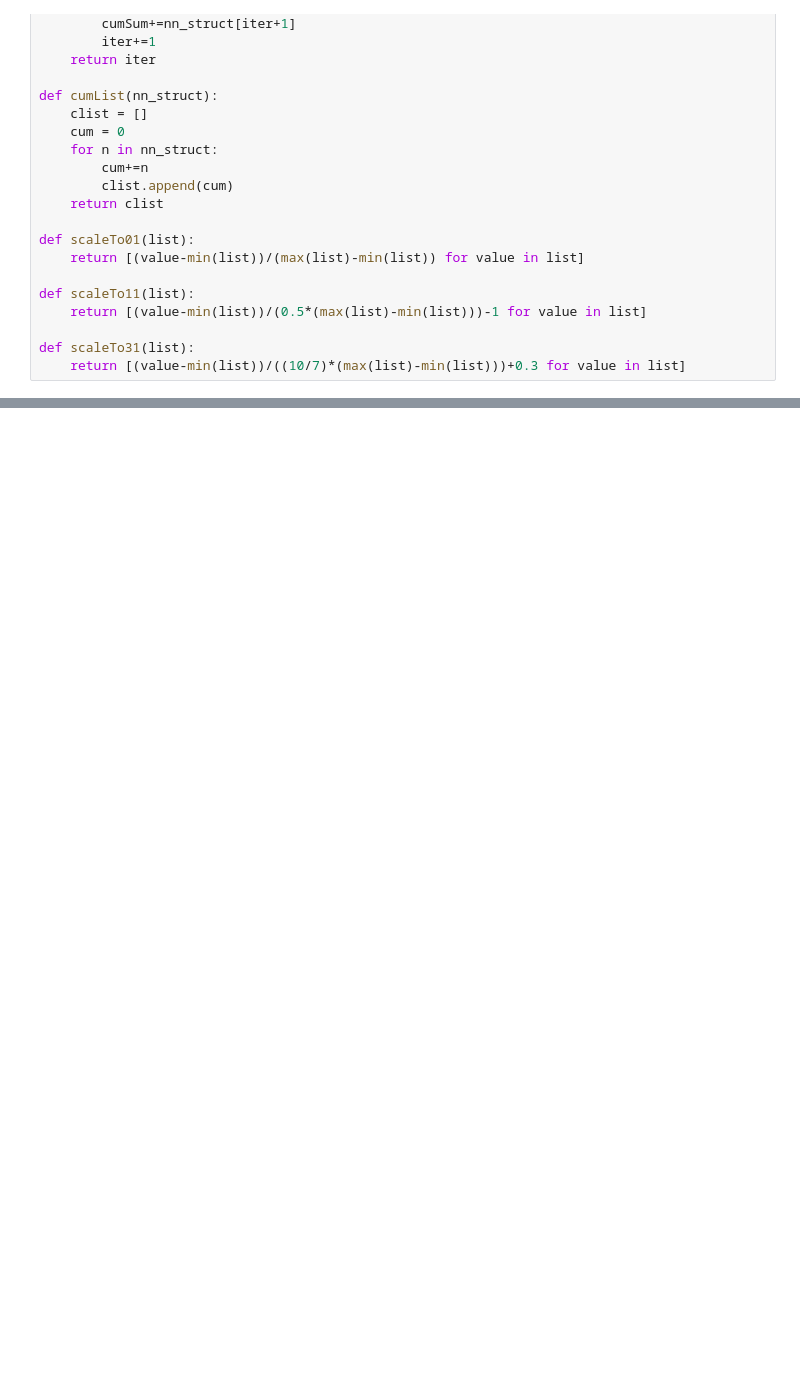
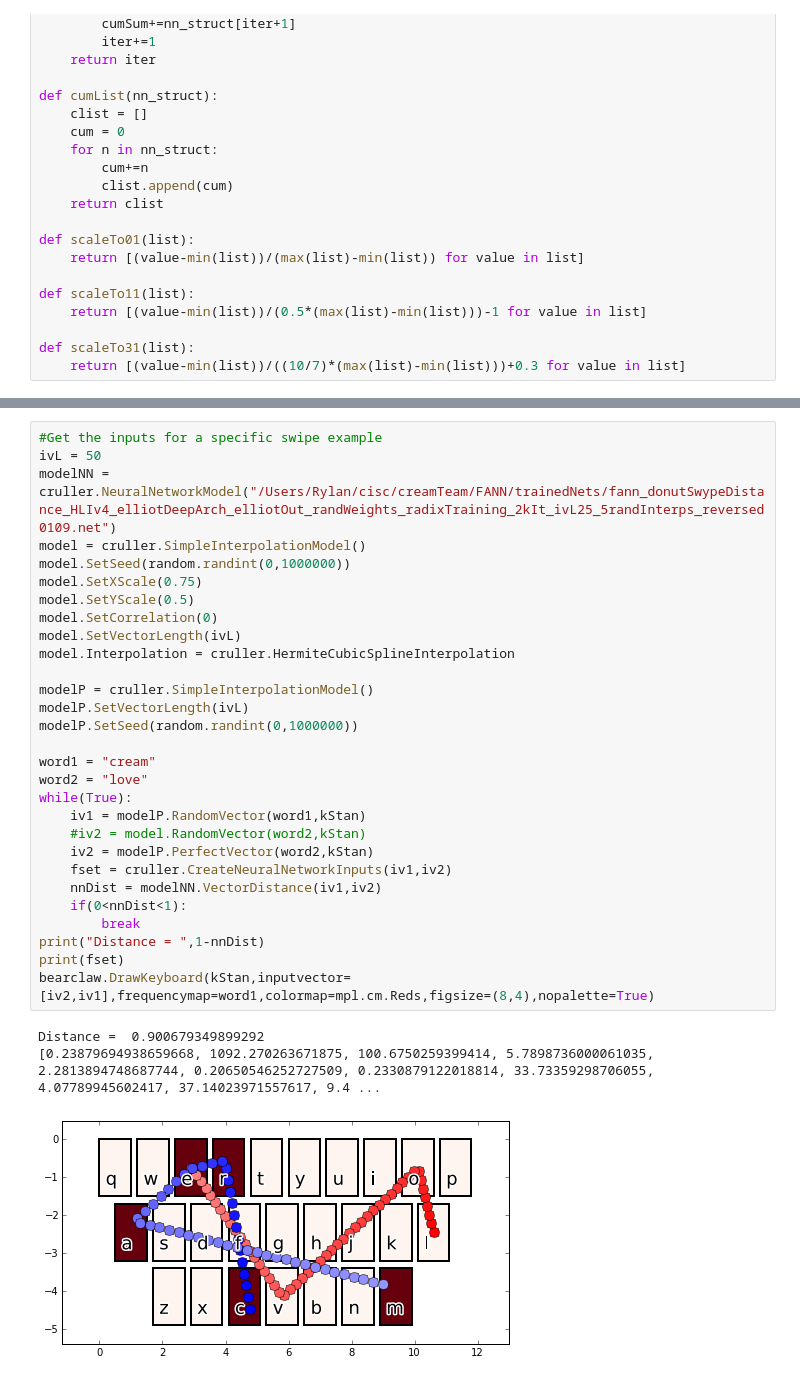
Before and after one commit to RylanC24/dodona-notebooks, a Jupyter notebook: Draw_NN_Structure_wBias_correctOutputs.ipynb, the cells around one changed output, grey strips where cells are left out. Saved outputs shown, nothing was run; the diff lists cells and outputs as text; blank space fills up the shorter version.

```diff
--- a/Draw_NN_Structure_wBias_correctOutputs.ipynb
+++ b/Draw_NN_Structure_wBias_correctOutputs.ipynb
@@ -118,3 +131,36 @@ class connection:
+# %%
+#Get the inputs for a specific swipe example
+ivL = 50
+modelNN = cruller.NeuralNetworkModel("/Users/Rylan/cisc/creamTeam/FANN/trainedNets/fann_donutSwypeDistance_HLIv4_elliotDeepArch_elliotOut_randWeights_radixTraining_2kIt_ivL25_5randInterps_reversed0109.net")
+model = cruller.SimpleInterpolationModel()
+model.SetSeed(random.randint(0,1000000))
+model.SetXScale(0.75)
+model.SetYScale(0.5)
+model.SetCorrelation(0)
+model.SetVectorLength(ivL)
+model.Interpolation = cruller.HermiteCubicSplineInterpolation
+
+modelP = cruller.SimpleInterpolationModel()
+modelP.SetVectorLength(ivL)
+modelP.SetSeed(random.randint(0,1000000))
+
+word1 = "cream"
+word2 = "love"
+while(True):
+    iv1 = modelP.RandomVector(word1,kStan)
+    #iv2 = model.RandomVector(word2,kStan)
+    iv2 = modelP.PerfectVector(word2,kStan)
+    fset = cruller.CreateNeuralNetworkInputs(iv1,iv2)
+    nnDist = modelNN.VectorDistance(iv1,iv2)
+    if(0<nnDist<1):
+        break
+print("Distance = ",1-nnDist)
+print(fset)
+bearclaw.DrawKeyboard(kStan,inputvector=[iv2,iv1],frequencymap=word1,colormap=mpl.cm.Reds,figsize=(8,4),nopalette=True)
+# %% [output]
+Distance =  0.900679349899292
+[0.23879694938659668, 1092.270263671875, 100.6750259399414, 5.7898736000061035, 2.2813894748687744, 0.20650546252727509, 0.2330879122018814, 33.73359298706055, 4.07789945602417, 37.14023971557617, 9.4 ...
+[figure, added]
 # %%
 #Accepts a list as input that containes the number of nodes in each layer
 #starting with the input and ending with the output layer.  The bias unit
```
Also changed, not shown: parts of 11 cells of this notebook.
